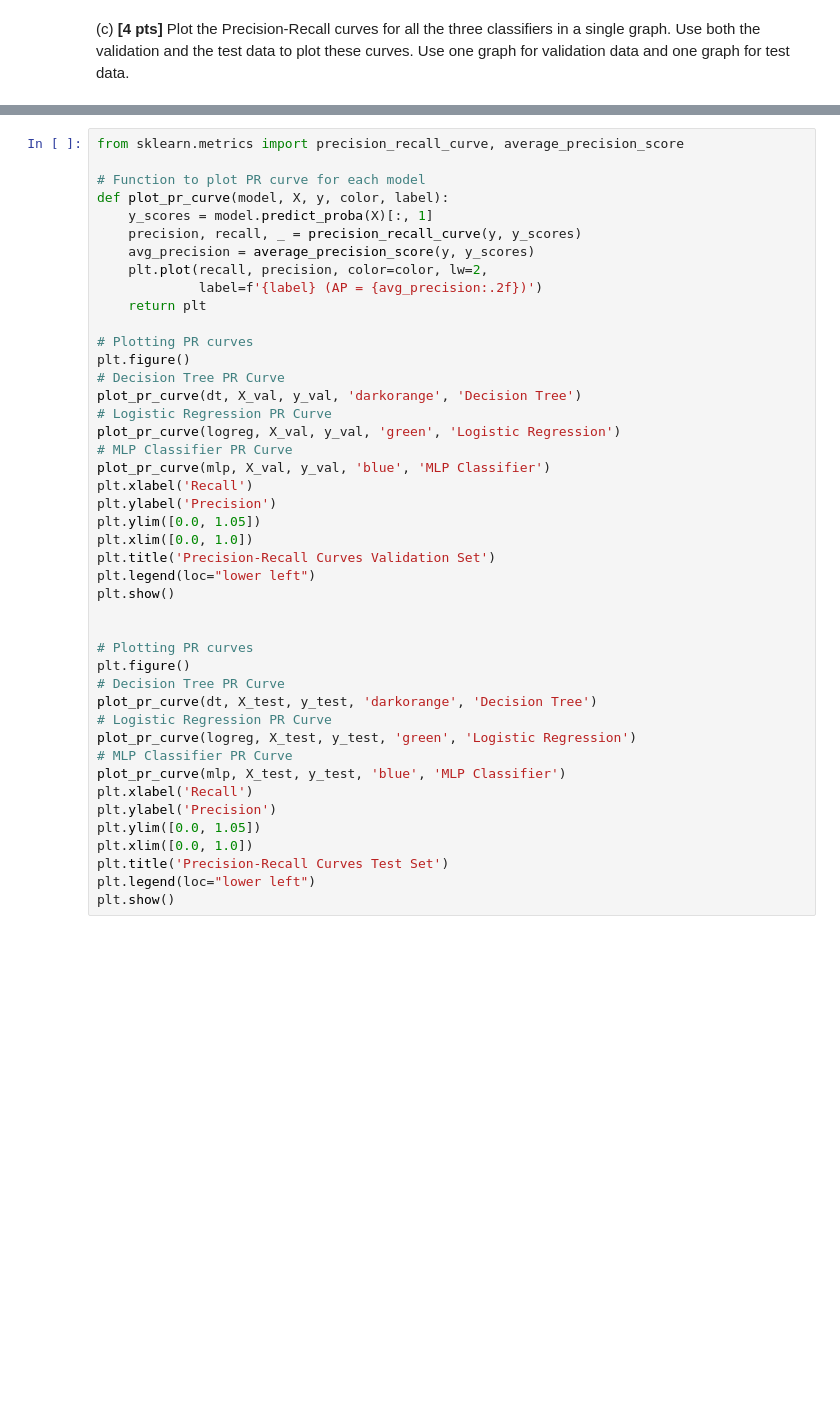
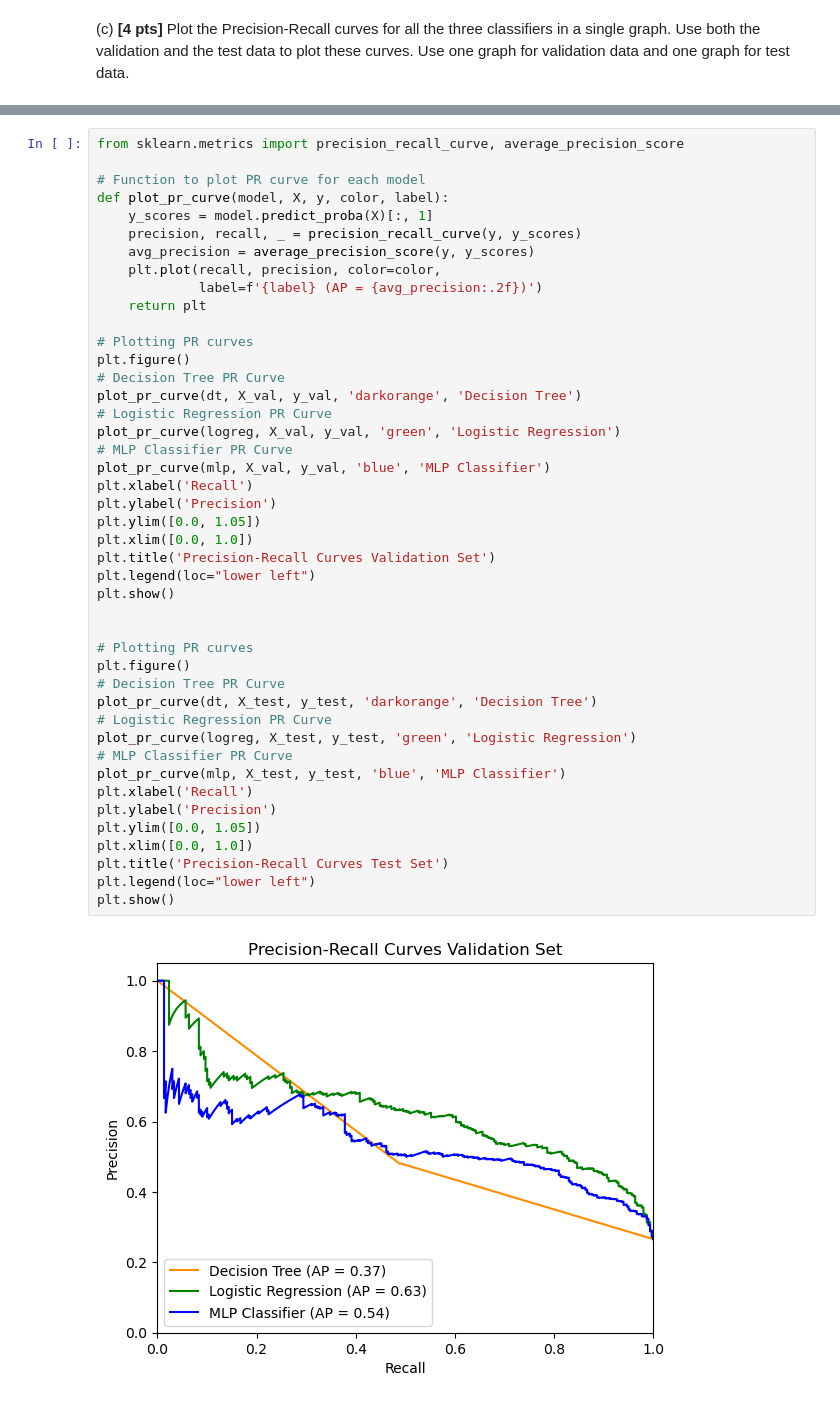
Before and after one commit to axj65/ece381, a Jupyter notebook: HW_4.ipynb, the cells around one changed output, grey strips where cells are left out. Drawn from its saved outputs; the diff is of its cells as text; blank space fills up the shorter version.

```diff
--- a/HW_4.ipynb
+++ b/HW_4.ipynb
@@ -718,7 +743,7 @@ def plot_pr_curve(model, X, y, color, label):
     y_scores = model.predict_proba(X)[:, 1]
     precision, recall, _ = precision_recall_curve(y, y_scores)
     avg_precision = average_precision_score(y, y_scores)
-    plt.plot(recall, precision, color=color, lw=2,
+    plt.plot(recall, precision, color=color,
              label=f'{label} (AP = {avg_precision:.2f})')
     return plt
 
@@ -727,30 +752,32 @@ plt.figure()
 # Decision Tree PR Curve
 plot_pr_curve(dt, X_val, y_val, 'darkorange', 'Decision Tree')
 # Logistic Regression PR Curve
 plot_pr_curve(logreg, X_val, y_val, 'green', 'Logistic Regression')
 # MLP Classifier PR Curve
 plot_pr_curve(mlp, X_val, y_val, 'blue', 'MLP Classifier')
 plt.xlabel('Recall')
 plt.ylabel('Precision')
 plt.ylim([0.0, 1.05])
 plt.xlim([0.0, 1.0])
 plt.title('Precision-Recall Curves Validation Set')
 plt.legend(loc="lower left")
 plt.show()
 
 
 # Plotting PR curves
 plt.figure()
 # Decision Tree PR Curve
 plot_pr_curve(dt, X_test, y_test, 'darkorange', 'Decision Tree')
 # Logistic Regression PR Curve
 plot_pr_curve(logreg, X_test, y_test, 'green', 'Logistic Regression')
 # MLP Classifier PR Curve
 plot_pr_curve(mlp, X_test, y_test, 'blue', 'MLP Classifier')
 plt.xlabel('Recall')
 plt.ylabel('Precision')
 plt.ylim([0.0, 1.05])
 plt.xlim([0.0, 1.0])
 plt.title('Precision-Recall Curves Test Set')
 plt.legend(loc="lower left")
 plt.show()
+# %% [output]
+[figure, added]
```
Also changed, not shown: parts of 13 cells of this notebook.
